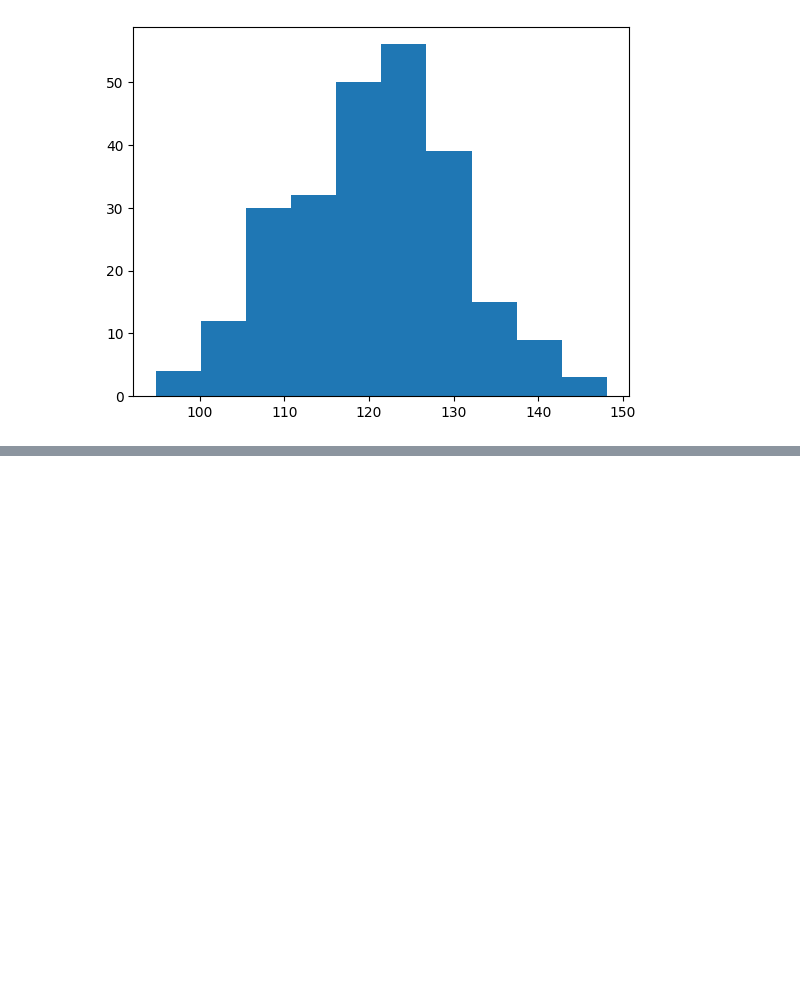
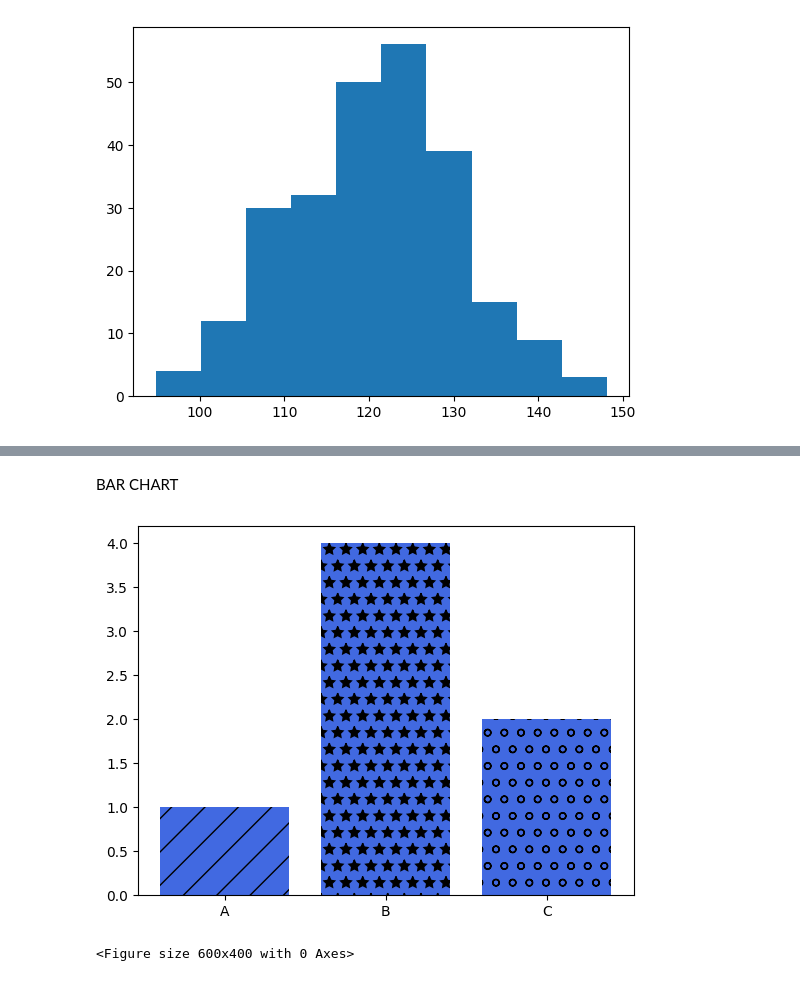
Before and after one commit to fyyqq/matplotlib, a Jupyter notebook: index.ipynb, the cells around one changed output, grey strips where cells are left out. Saved outputs shown, nothing was run; the diff lists cells and outputs as text; code cells hidden in the pictures; blank space fills up the shorter version.

```diff
--- a/index.ipynb
+++ b/index.ipynb
@@ -133,0 +164,18 @@ pylot.show()
+# %% [markdown]
+BAR CHART
+# %%
+labels = ['A', 'B', 'C']
+values = [1, 4, 2]
+
+bars = pylot.bar(labels, values, color="royalblue")
+
+bars[0].set_hatch('/')
+bars[1].set_hatch('*')
+bars[2].set_hatch('o')
+
+pylot.figure(figsize=(6, 4))
+
+pylot.show()
+# %% [output]
+[figure, added]
+<Figure size 600x400 with 0 Axes>
```
Also changed, not shown: parts of 4 cells of this notebook, 2 other files.
